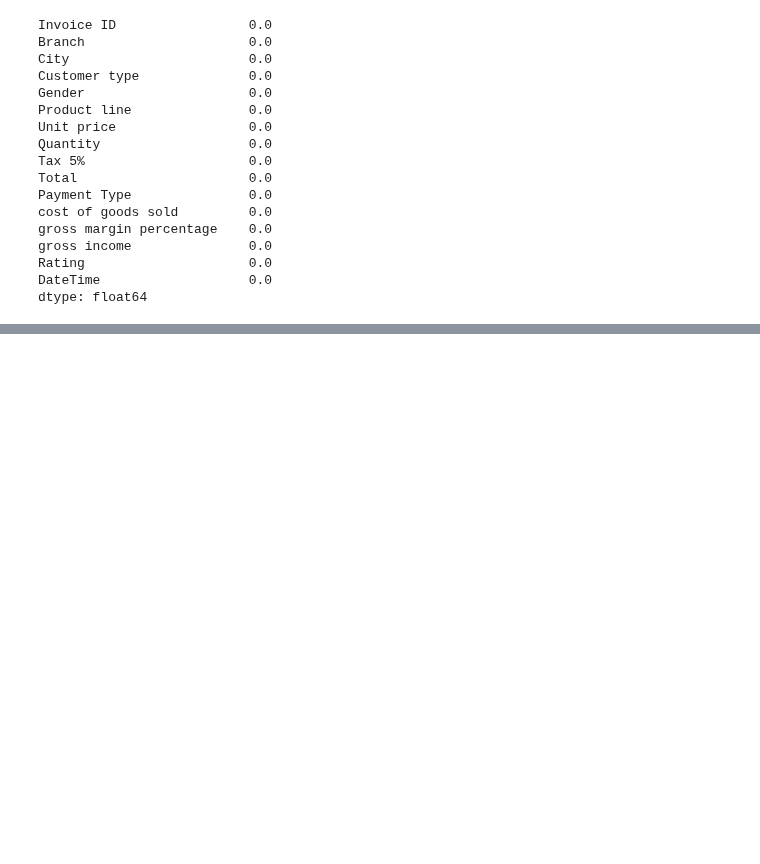
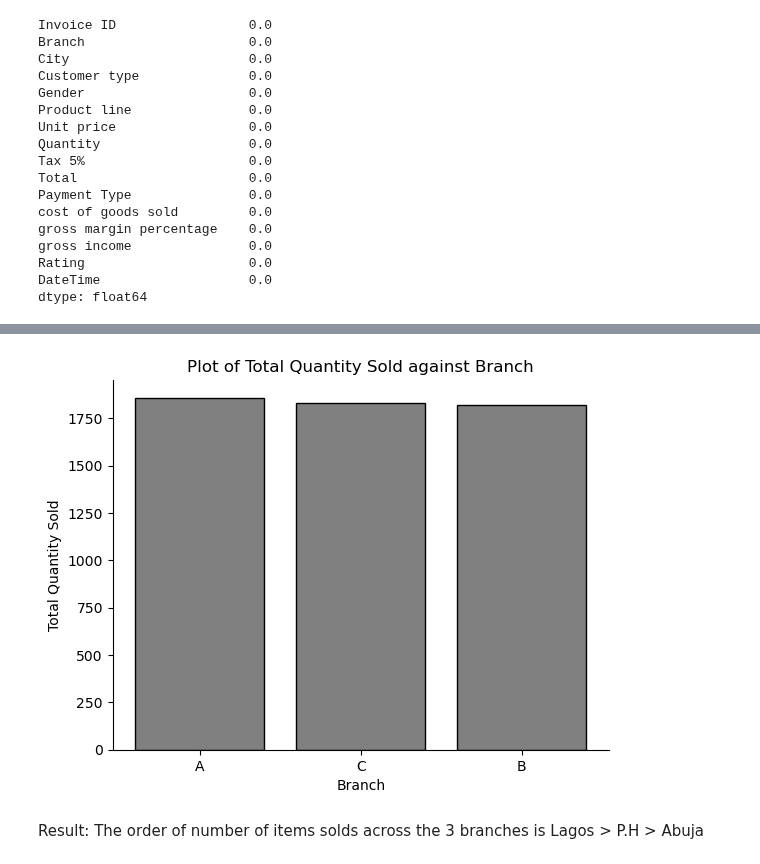
Before and after one commit to Ife96/PythonForDataAnalysis, a Jupyter notebook: Supermarket Data Analysis.ipynb, the cells around one changed output, grey strips where cells are left out. Saved outputs shown, nothing was run; the diff lists cells and outputs as text; code cells hidden in the pictures; blank space fills up the shorter version.

```diff
--- a/Supermarket Data Analysis.ipynb
+++ b/Supermarket Data Analysis.ipynb
@@ -635,0 +703,21 @@ comb_df['Total'] = comb_df['Total'].fillna(mean_total)
+# %%
+# helper functions
+
+plt.figure(figsize=(20, 10)).patch.set_facecolor('none')
+
+def generate_bar_plot(x , y, xlabel, ylabel):
+    plt.bar(x,y,color='grey', edgecolor='black')
+    plt.title(f'Plot of {ylabel} against {xlabel}')
+    plt.xlabel(xlabel)
+    plt.ylabel(ylabel)
+    sb.despine()
+    plt.show()
+
+
+def generate_line_plot(x, y, xlabel, ylabel, data):
+    sb.lineplot(x=x, y=y, data=data)
+    plt.xlabel(xlabel)
+    plt.ylabel(ylabel)
+    plt.title(f'Plot of how {ylabel} changes with {xlabel}')
+    sb.despine()
+    plt.show()
@@ -635,0 +730,7 @@ comb_df['Total'] = comb_df['Total'].fillna(mean_total)
+# %%
+branch_sales = comb_df.groupby('Branch').agg({'Quantity' : 'sum', 'Total' : 'sum'})
+# %%
+branch_sales.rename(columns={'Quantity': 'Total Quantity Sold', 'Total' : 'Total Amount'}, inplace=True)
+# %%
+branch_sales = branch_sales.sort_values(by='Total Quantity Sold', ascending=False)
+branch_sales
@@ -635,0 +743,7 @@ comb_df['Total'] = comb_df['Total'].fillna(mean_total)
+# %%
+generate_bar_plot(branch_sales.index, branch_sales['Total Quantity Sold'], 'Branch', 'Total Quantity Sold')
+# %% [output]
+[figure, added]
+# %% [markdown]
+Result:
+The order of number of items solds across the 3 branches is Lagos > P.H > Abuja
```
Also changed, not shown: parts of 28 cells of this notebook.
